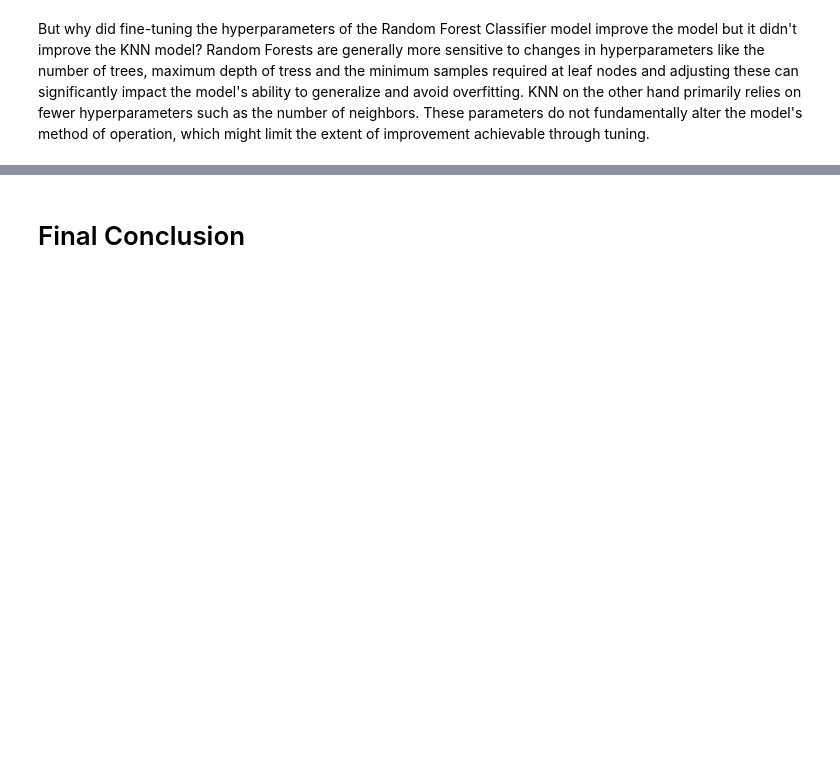
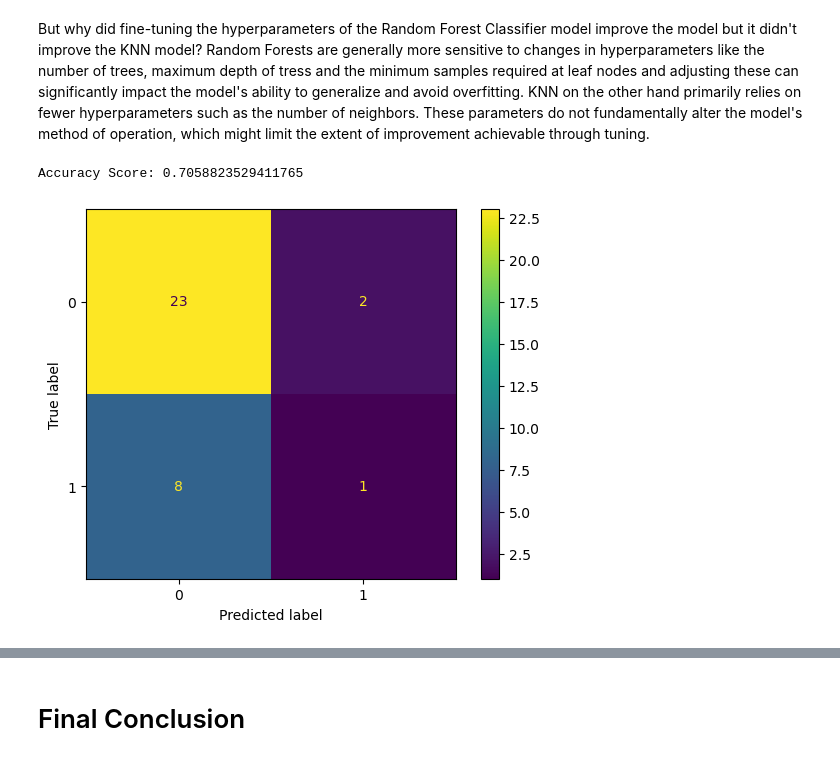
Before and after one commit to justinb91011/Voice_Data_Detects_Disease, a Jupyter notebook: voice-data.ipynb, the cells around one changed output, grey strips where cells are left out. Cells and saved outputs as stored; diff of their text form; code cells hidden in the pictures; blank space fills up the shorter version.

```diff
--- a/voice-data.ipynb
+++ b/voice-data.ipynb
@@ -174,7 +174,8 @@ from sklearn.model_selection import train_test_split
 voice_features = ['Mean_Signal', 'Std_Signal', 'Max_Signal', 'Min_Signal']
 X = all_subjects_df[voice_features]
 
-copy_all_subjects_fd = all_subjects_df
+# Create a copy of the original DataFrame before modifying it
+copy_all_subjects_df = all_subjects_df.copy()
 
 # We wanna mark the diagnosis as numbers. 0 = healthy, and if they have any other disease it will be 1
 all_subjects_df['Diagnosis'] = all_subjects_df['Diagnosis'].str.lower().str.strip().apply(lambda x: 0 if x == 'healthy' else 1)
@@ -692,3 +674,32 @@ Accuracy of the Random Forest classifier after tuning: 0.63
 When we actually fine tuned the Random Forest Classifier the accuracy score actually ended up improving the model compared to how it got worse with the KNN model. With the fine tuned hyperparameters we actually see that the model improved significantly at identifying healthy patients a lot better, but it did get a bit worse at predicting non-healthy patients compared to how it was before we fine-tuned the hyperparameters.
 # %% [markdown]
 But why did fine-tuning the hyperparameters of the Random Forest Classifier model improve the model but it didn't improve the KNN model? Random Forests are generally more sensitive to changes in hyperparameters like the number of trees, maximum depth of tress and the minimum samples required at leaf nodes and adjusting these can significantly impact the model's ability to generalize and avoid overfitting. KNN on the other hand primarily relies on fewer hyperparameters such as the number of neighbors. These parameters do not fundamentally alter the model's method of operation, which might limit the extent of improvement achievable through tuning.
+# %%
+copy_all_subjects_df_2 = copy_all_subjects_df.copy()
+copy_all_subjects_df['Diagnosis'] = copy_all_subjects_df['Diagnosis'].str.lower().str.strip().apply(
+    lambda x: 0 if 'hyperkinetic dysphonia' in x else (1 if 'hypokinetic dysphonia' in x else None))
+
+copy_all_subjects_df.dropna(subset=['Diagnosis'], inplace=True)
+
+# Convert the Diagnosis to an integer type currently it's a float because when we did None
+copy_all_subjects_df['Diagnosis'] = copy_all_subjects_df['Diagnosis'].astype(int)
+
+# Let's use only the best feature for the KNN model
+voice_feature = ['Min_Signal']
+X = copy_all_subjects_df[voice_feature]
+y = copy_all_subjects_df['Diagnosis']
+
+X_train, X_test, y_train, y_test = train_test_split(X, y, test_size=0.3, random_state=42)
+knn = KNeighborsClassifier(n_neighbors=16)
+knn.fit(X_train, y_train)
+y_pred = knn.predict(X_test)
+
+accuracy = accuracy_score(y_test, y_pred)
+conf_matrix = confusion_matrix(y_test, y_pred)
+print(f'Accuracy Score: {accuracy}')
+disp = ConfusionMatrixDisplay(confusion_matrix=conf_matrix)
+disp.plot()
+plt.show()
+# %% [output]
+Accuracy Score: 0.7058823529411765
+[figure, added]
```
Also changed, not shown: parts of 15 cells of this notebook.
